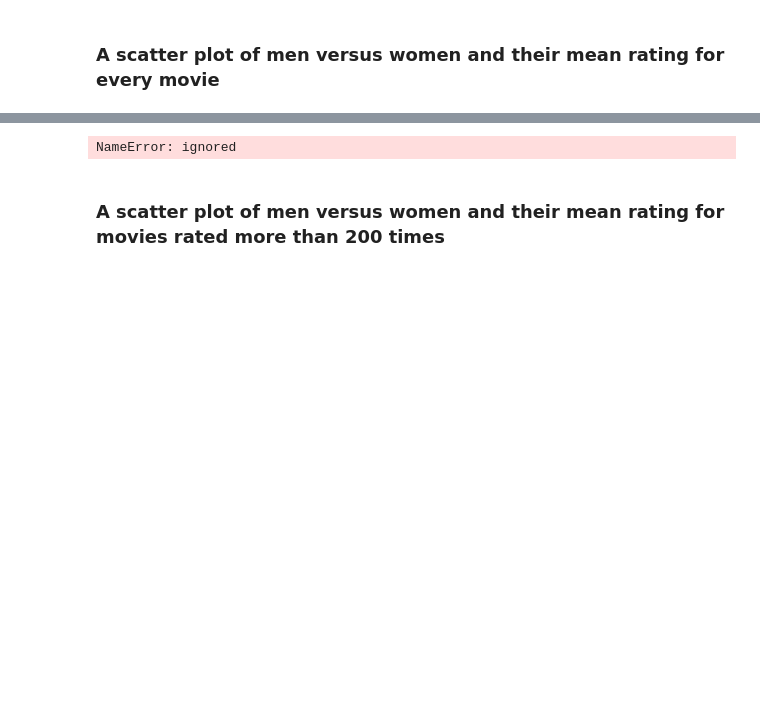
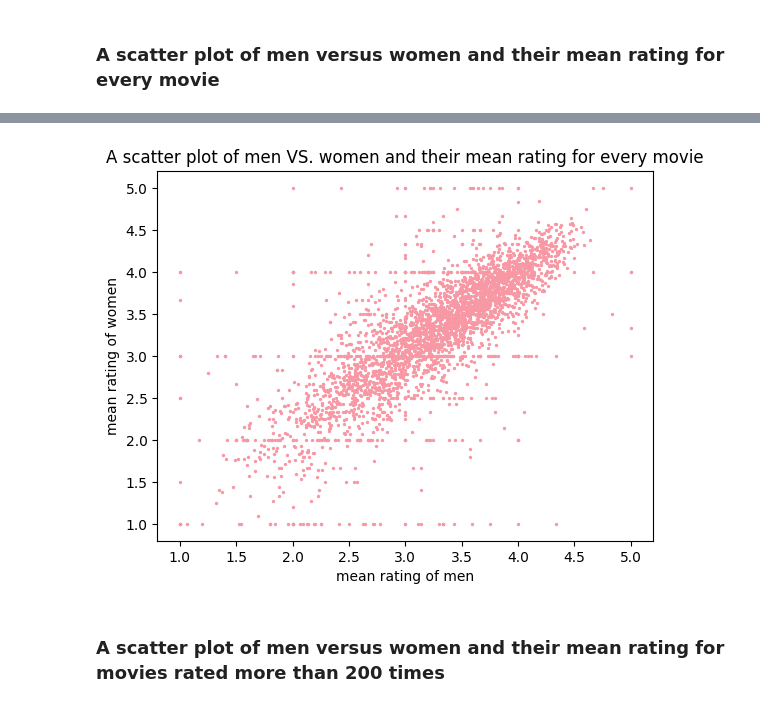
Before and after one commit to Tonry12/data_science_bootcamp_8_tonnaw, a Jupyter notebook: Project2_66.ipynb, the cells around one changed output, grey strips where cells are left out. Drawn from its saved outputs; the diff is of its cells as text; code cells hidden in the pictures; blank space fills up the shorter version.

```diff
--- a/Project2_66.ipynb
+++ b/Project2_66.ipynb
@@ -67,6 +67,6 @@ drive.mount("/content/drive", force_remount=True)
 Mounted at /content/drive
 # %%
 import pandas as pd
-ratings = pd.read_table("/content/drive/MyDrive/warehouse/project2/ratings.dat", sep="::", header=None, names=['Users' , 'Movies' , 'Rating' ,'View'])
+ratings = pd.read_table("/content/drive/MyDrive/warehouse/project2/ratings.dat", sep="::", header=None, names=['UsersID' , 'MoviesID' , 'Rating' ,'View'])
 movie = pd.read_table("/content/drive/MyDrive/warehouse/project2/movies.dat", sep="::", header=None, names=['MovieID','Title','Genres'],encoding = "ISO-8859-1")
-users = pd.read_table("/content/drive/MyDrive/warehouse/project2/users.dat", sep="::", header=None, names=['Users', 'Sex' ,'Occu'])
+users = pd.read_table("/content/drive/MyDrive/warehouse/project2/users.dat", sep="::", header=None, names=['UserID','Gender','Age','Occupation','Zip-code'])
@@ -156,3 +75,16 @@ movie
+# %%
+#-------------------------------
+# Your code goes here.
+# Add as many cells as you need
+df = ratings.merge(movie, how="left", on='MovieID')
+df_use =df.merge(users, how="left", on='UserID')
+#-------------------------------
+# Create a HDF5
+ratings.to_hdf('data.h5', key='rating')
+movie.to_hdf('data.h5', key='movie')
+users.to_hdf('data.h5', key='user')
+df_use.to_hdf('data.h5', key='data_use')
+#pd.read_hdf('data.h5', key= 'data_use')
 # %% [markdown]
 
 # Problem 3:
@@ -177,19 +156,30 @@ import matplotlib
 # %%
 #-------------------------------
-data_M_and_F = df_use[['Title','Gender','Rating']]
-data_Male = data_M_and_F[data_M_and_F['Gender']=='M']
-data_Female = data_M_and_F[data_M_and_F['Gender']=='F']
-data_Male_Mean = data_Male.groupby('Title').mean()
-data_Female_Mean = data_Female.groupby('Title').mean()
-data_plot = data_Male_Mean.merge(data_Female_Mean,how='left',on='Title')
-data_plot_nonna = data_plot.dropna()
-plt.scatter(data_plot_nonna['Rating_x'], data_plot_nonna['Rating_y'])
+df_mf = df_use[['Title','Gender','Rating']]
+
+df_m =df_mf[df_mf['Gender']=='M']
+df_f = df_mf[df_mf['Gender']=='F']
+
+df_m_mean = df_m.groupby('Title').mean()
+df_f_mean = df_f.groupby('Title').mean()
+
+data_plot = df_m_mean.merge(df_f_mean,how='left',on='Title')
+data_plot_notnull = data_plot.dropna()
+
+
+plt.scatter(
+            data_plot_notnull['Rating_x'],
+            data_plot_notnull['Rating_y'],
+            s=2,
+            c='#F898A4',
+            cmap="jet"
+            )
 plt.title('A scatter plot of men VS. women and their mean rating for every movie')
-plt.xlabel('mean rating men')
-plt.ylabel('mean rating women')
+plt.xlabel('mean rating of men')
+plt.ylabel('mean rating of women')
 plt.show()
 #-------------------------------
 # %% [output]
-NameError: ignored
+[figure, added]
 # %% [markdown]
 ### A scatter plot of men versus women and their mean rating for movies rated more than 200 times
```
Also changed, not shown: parts of 21 cells of this notebook.
